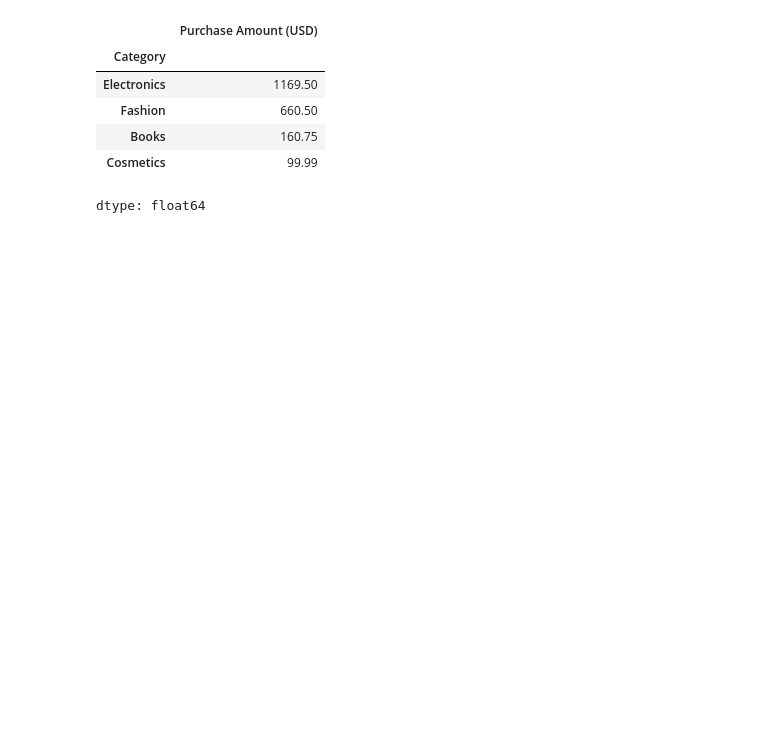
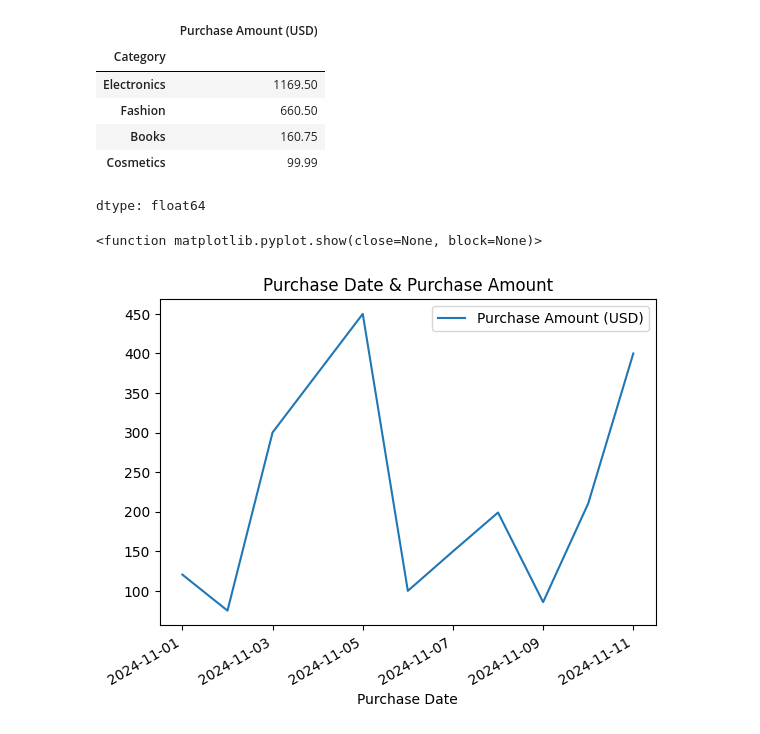
Before and after one commit to Grace-1420/mock_analysis.py, a Jupyter notebook: Copy_of_Notebooks_intro.ipynb, the cells around one changed output. Saved outputs shown, nothing was run; the diff lists cells and outputs as text; code cells hidden in the pictures; blank space fills up the shorter version.

```diff
--- a/Copy_of_Notebooks_intro.ipynb
+++ b/Copy_of_Notebooks_intro.ipynb
@@ -40,3 +40,11 @@ df.groupby('Category')['Purchase Amount (USD)'].sum().sort_values(ascending = Fa
 | Books | 160.75 |
 | Cosmetics | 99.99 |
 dtype: float64
+# %%
+df.plot(x = 'Purchase Date', y = 'Purchase Amount (USD)', kind = 'line')
+plt.title('Purchase Date & Purchase Amount')
+plt.savefig('Purchase Date & Purchase Amount.png')
+plt.show
+# %% [output]
+<function matplotlib.pyplot.show(close=None, block=None)>
+[figure, added]
```
Also changed, not shown: parts of 1 cell of this notebook.
